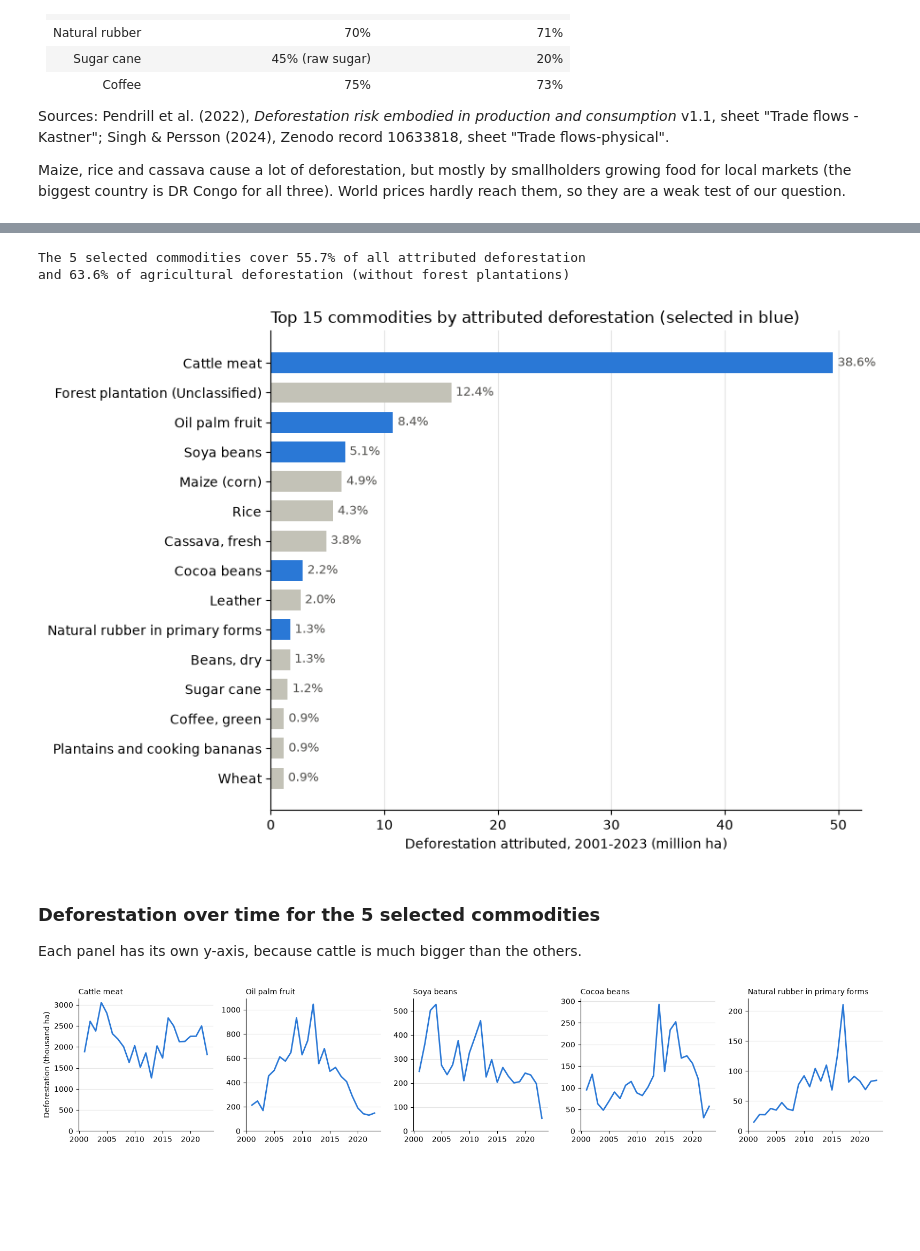
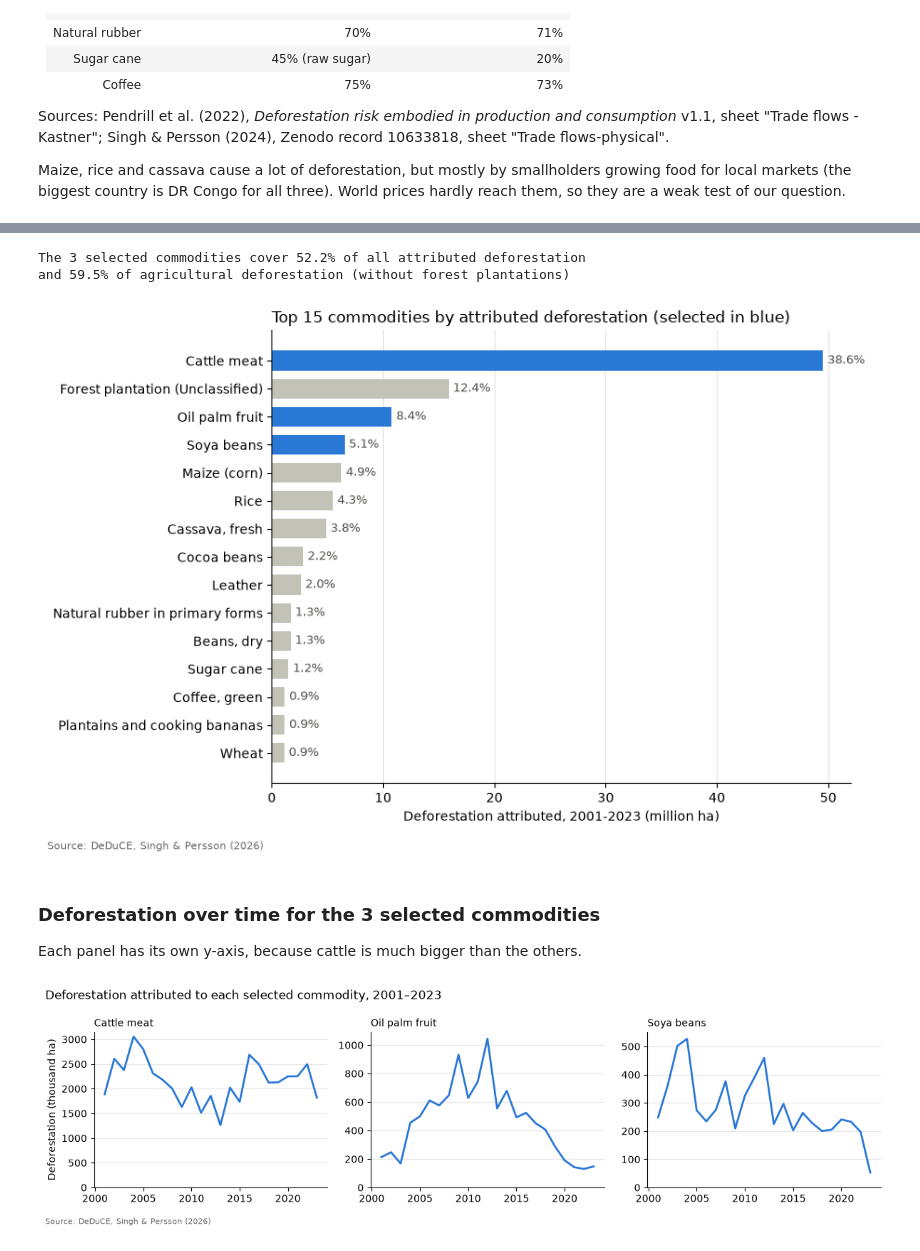
Before and after one commit to AndrewEberhardt/DataScienceProject, a Jupyter notebook: notebooks/Commodities.ipynb, the cells around one changed output, grey strips where cells are left out. Drawn from its saved outputs; the diff is of its cells as text; code cells hidden in the pictures; blank space fills up the shorter version.

```diff
--- a/notebooks/Commodities.ipynb
+++ b/notebooks/Commodities.ipynb
@@ -18,6 +18,13 @@ import pandas as pd
 import matplotlib.pyplot as plt
 plt.style.use('default')
 plt.rcParams['figure.facecolor'] = 'white'
+
+SOURCE_DEDUCE = "Source: DeDuCE, Singh & Persson (2026)"
+
+
+def add_source(fig, text):
+    """Write the data source under the chart."""
+    fig.text(0.01, 0.005, text, fontsize=8, color="#666666", ha="left", va="bottom")
 # %% [markdown]
 ## 1. Load the DeDuCE data
 
@@ -178,12 +187,12 @@ Left out: forest plantations (no single price), leather (by-product of cattle, w
 # %%
-SELECTED = ["Cattle meat", "Oil palm fruit", "Soya beans", "Cocoa beans", "Natural rubber in primary forms"]
+SELECTED = ["Cattle meat", "Oil palm fruit", "Soya beans", ]
 
 sel = ranking[ranking.commodity.isin(SELECTED)]
-print(f"The 5 selected commodities cover {sel.share.sum():.1%} of all attributed deforestation")
+print(f"The 3 selected commodities cover {sel.share.sum():.1%} of all attributed deforestation")
 print(f"and {sel.defor_ha.sum() / ranking[ranking.commodity_group != 'Forest plantation'].defor_ha.sum():.1%} of agricultural deforestation (without forest plantations)")
 # %% [output]
-The 5 selected commodities cover 55.7% of all attributed deforestation
-and 63.6% of agricultural deforestation (without forest plantations)
+The 3 selected commodities cover 52.2% of all attributed deforestation
+and 59.5% of agricultural deforestation (without forest plantations)
 # %%
 top = ranking.head(15).iloc[::-1]
 colors = ["#2a78d6" if c in SELECTED else "#c3c2b7" for c in top.commodity]
@@ -197,30 +206,33 @@ ax.set_title("Top 15 commodities by attributed deforestation (selected in blue)"
 ax.spines[["top", "right"]].set_visible(False)
 ax.grid(axis="x", color="#e5e5e5")
 ax.set_axisbelow(True)
-plt.tight_layout()
+add_source(fig, SOURCE_DEDUCE)
+plt.tight_layout(rect=(0, 0.03, 1, 1))
 plt.show()
 # %% [output]
-[figure, old version]
+[figure, new version]
 # %% [markdown]
-### Deforestation over time for the 5 selected commodities
+### Deforestation over time for the 3 selected commodities
 
 Each panel has its own y-axis, because cattle is much bigger than the others.
 # %%
 yearly = df[df.commodity.isin(SELECTED)].groupby(["commodity", "year"]).defor_ha.sum()
 
-fig, axes = plt.subplots(1, 5, figsize=(16, 3.2))
+fig, axes = plt.subplots(1, 3, figsize=(12, 3.4))
 for ax, c in zip(axes, SELECTED):
     s = yearly[c] / 1e3
     ax.plot(s.index, s.values, color="#2a78d6", linewidth=2)
     ax.set_title(c, loc="left", fontsize=10)
     ax.set_ylim(bottom=0)
     ax.spines[["top", "right"]].set_visible(False)
     ax.grid(axis="y", color="#e5e5e5")
 axes[0].set_ylabel("Deforestation (thousand ha)")
-plt.tight_layout()
+fig.suptitle("Deforestation attributed to each selected commodity, 2001–2023", x=0.01, ha="left")
+add_source(fig, SOURCE_DEDUCE)
+plt.tight_layout(rect=(0, 0.05, 1, 1))
 plt.show()
 # %% [output]
-[figure, old version]
+[figure, new version]
 # %% [markdown]
 ## 6. Save the selected commodities
 
```
Also changed, not shown: parts of 5 cells of this notebook, 7 other files.
